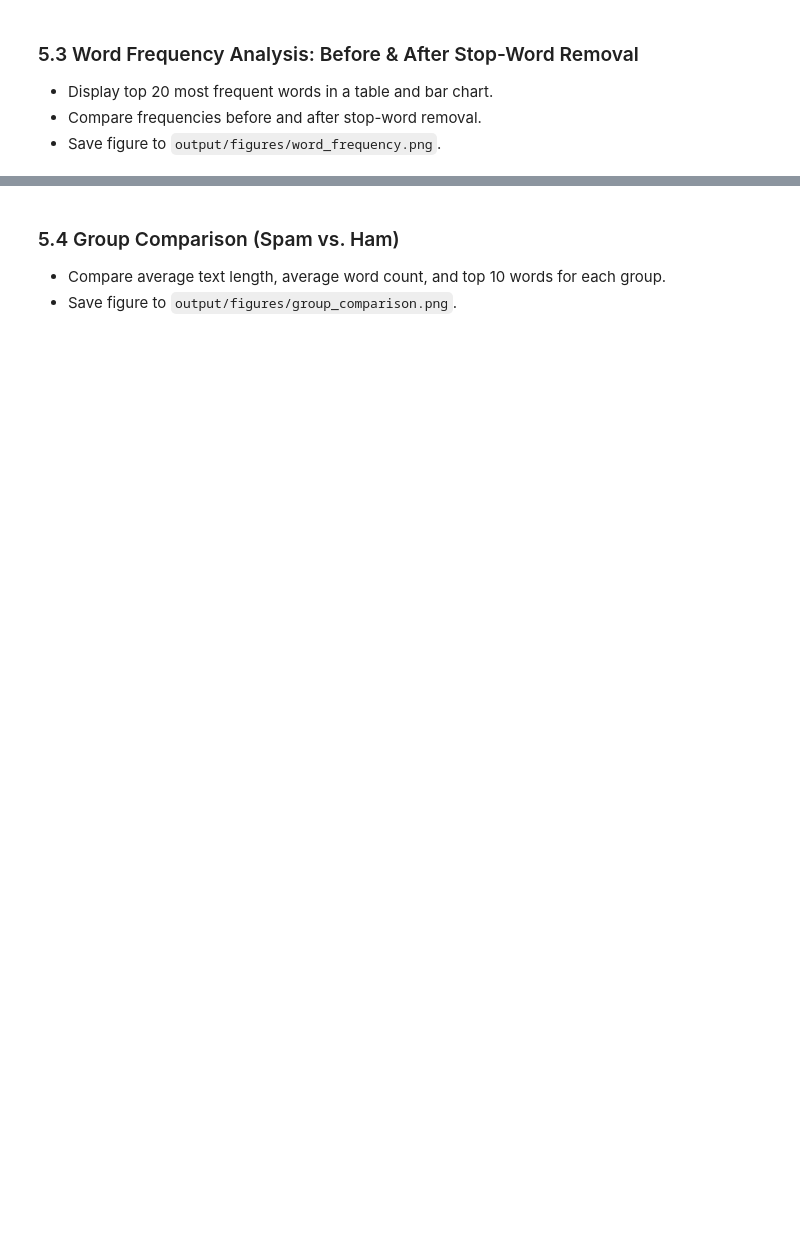
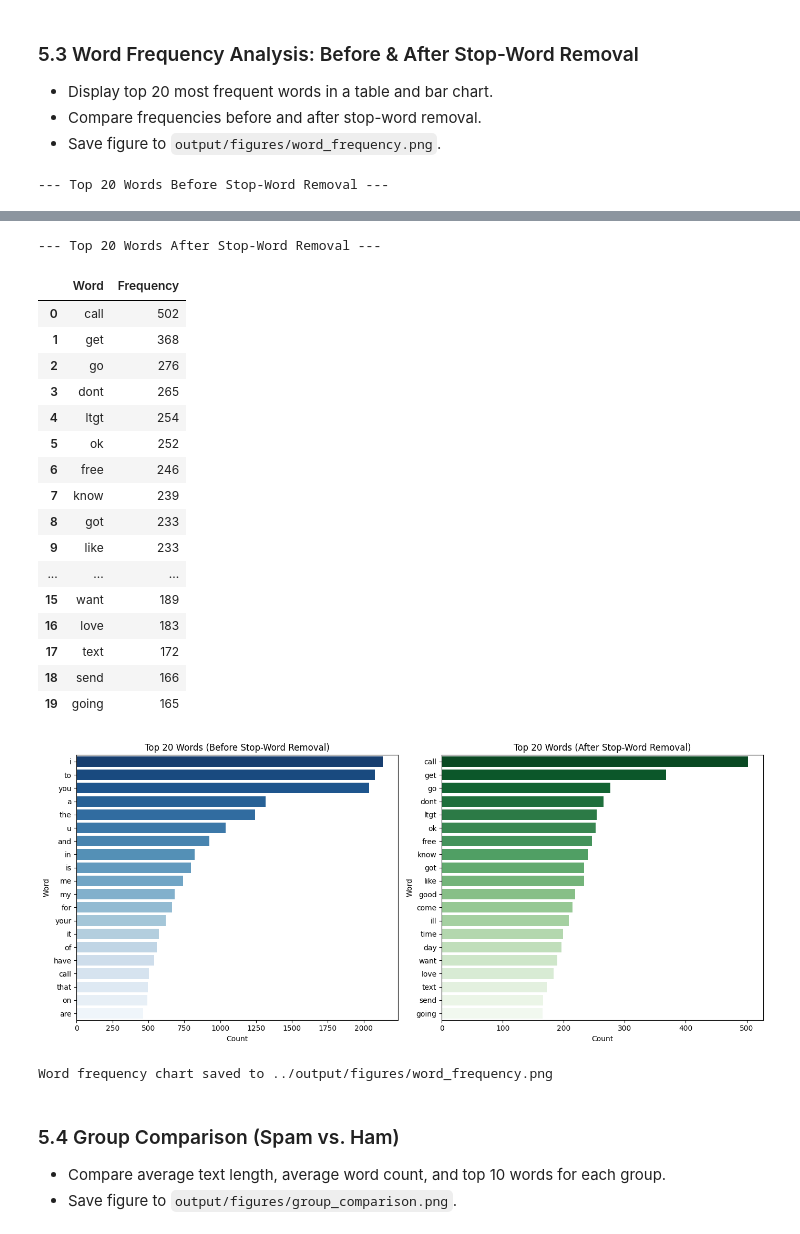
Before and after one commit to salahtarek404/Big-Data-a1, a Jupyter notebook: notebook/analysis.ipynb, the cells around one changed output, grey strips where cells are left out. Cells and saved outputs as stored; diff of their text form; code cells hidden in the pictures; blank space fills up the shorter version.

Commit message:
Implementing text analysis and feature engineering

```diff
--- a/notebook/analysis.ipynb
+++ b/notebook/analysis.ipynb
@@ -381,23 +393,68 @@ STOP_WORDS = set([
     'should', 'now', 'u', 'ur', 'im'
 ])
 
+# Calculate the top 20 words before stop-word removal
 tokens_raw = pd.Series(all_tokens)
 top20_raw = tokens_raw.value_counts().head(20)
 
-filtered_tokens = [tok for tok in all_tokens if tok not in STOP_WORDS and len(tok) > 1]
+# Remove stop words and single-character tokens
+filtered_tokens = [
+    tok for tok in all_tokens
+    if tok not in STOP_WORDS and len(tok) > 1
+]
 tokens_filtered = pd.Series(filtered_tokens)
+
+# Calculate the top 20 words after stop-word removal
 top20_filtered = tokens_filtered.value_counts().head(20)
 
+# Display frequency tables
+print("--- Top 20 Words Before Stop-Word Removal ---")
+display(top20_raw.rename_axis("Word").reset_index(name="Frequency"))
+
+print("\n--- Top 20 Words After Stop-Word Removal ---")
+display(top20_filtered.rename_axis("Word").reset_index(name="Frequency"))
+
+# Ensure the figures output directory exists
+import os
+os.makedirs(f"{OUT_DIR}/figures", exist_ok=True)
+
+# Create side-by-side bar charts
 fig, axes = plt.subplots(1, 2, figsize=(14, 6))
-sns.barplot(x=top20_raw.values, y=top20_raw.index, ax=axes[0], palette='Blues_r')
+
+sns.barplot(
+    x=top20_raw.values,
+    y=top20_raw.index,
+    hue=top20_raw.index,
+    palette='Blues_r',
+    legend=False,
+    ax=axes[0]
+)
 axes[0].set_title('Top 20 Words (Before Stop-Word Removal)')
 axes[0].set_xlabel('Count')
+axes[0].set_ylabel('Word')
 
-sns.barplot(x=top20_filtered.values, y=top20_filtered.index, ax=axes[1], palette='Greens_r')
+sns.barplot(
+    x=top20_filtered.values,
+    y=top20_filtered.index,
+    hue=top20_filtered.index,
+    palette='Greens_r',
+    legend=False,
+    ax=axes[1]
+)
 axes[1].set_title('Top 20 Words (After Stop-Word Removal)')
 axes[1].set_xlabel('Count')
+axes[1].set_ylabel('Word')
 
 plt.tight_layout()
-plt.savefig(f"{OUT_DIR}/figures/word_frequency.png", dpi=300)
+
+# Save and display the figure
+plt.savefig(
+    f"{OUT_DIR}/figures/word_frequency.png",
+    dpi=300,
+    bbox_inches='tight'
+)
 plt.show()
+
 print(f"Word frequency chart saved to {OUT_DIR}/figures/word_frequency.png")
+# %% [output]
+--- Top 20 Words Before Stop-Word Removal ---
@@ -404,3 +478,23 @@ print(f"Word frequency chart saved to {OUT_DIR}/figures/word_frequency.png")
+--- Top 20 Words After Stop-Word Removal ---
+|  | Word | Frequency |
+| 0 | call | 502 |
+| 1 | get | 368 |
+| 2 | go | 276 |
+| 3 | dont | 265 |
+| 4 | ltgt | 254 |
+| 5 | ok | 252 |
+| 6 | free | 246 |
+| 7 | know | 239 |
+| 8 | got | 233 |
+| 9 | like | 233 |
+| ... | ... | ... |
+| 15 | want | 189 |
+| 16 | love | 183 |
+| 17 | text | 172 |
+| 18 | send | 166 |
+| 19 | going | 165 |
+[figure, added]
+Word frequency chart saved to ../output/figures/word_frequency.png
 # %% [markdown]
 ### 5.4 Group Comparison (Spam vs. Ham)
 - Compare average text length, average word count, and top 10 words for each group.
```
Also changed, not shown: parts of 10 cells of this notebook, 3 other files.
